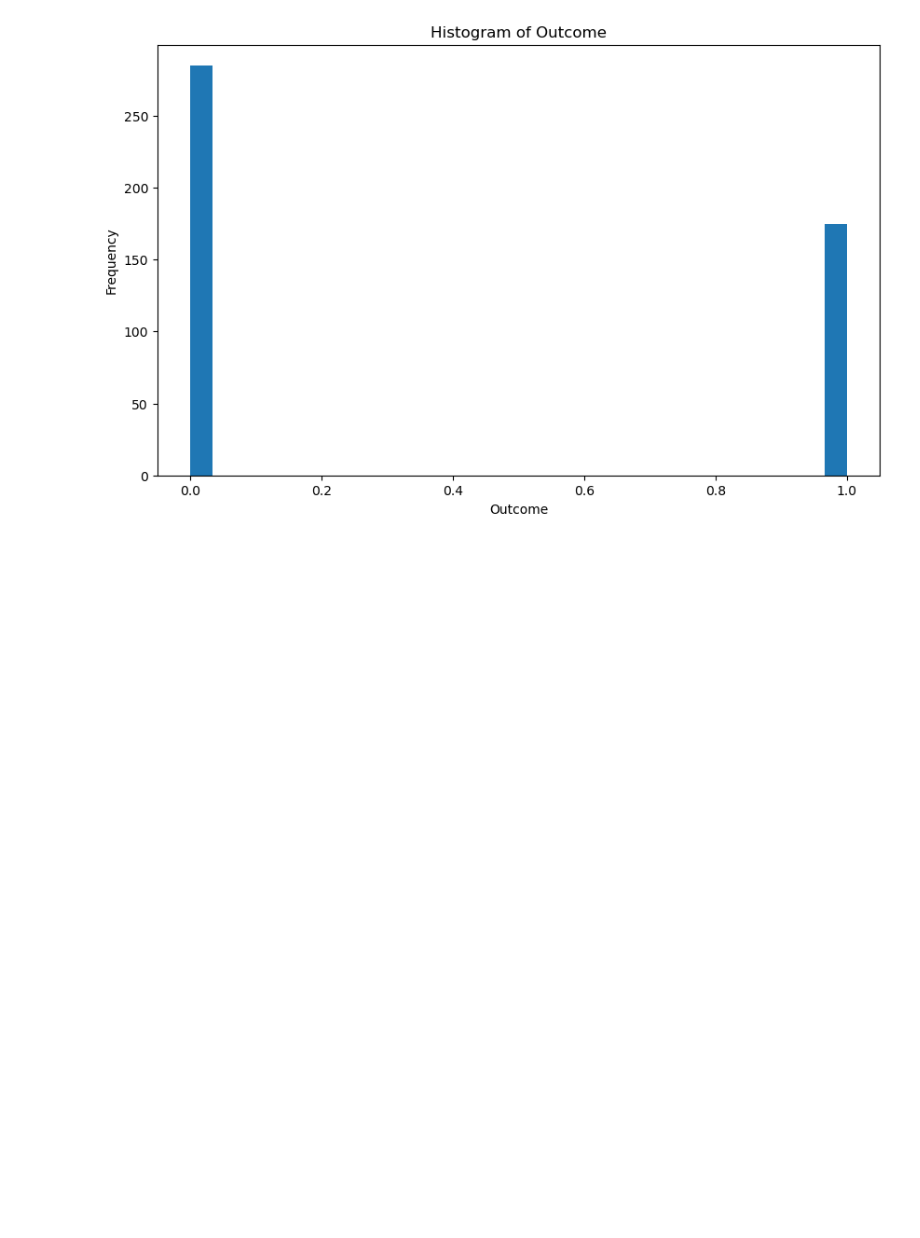
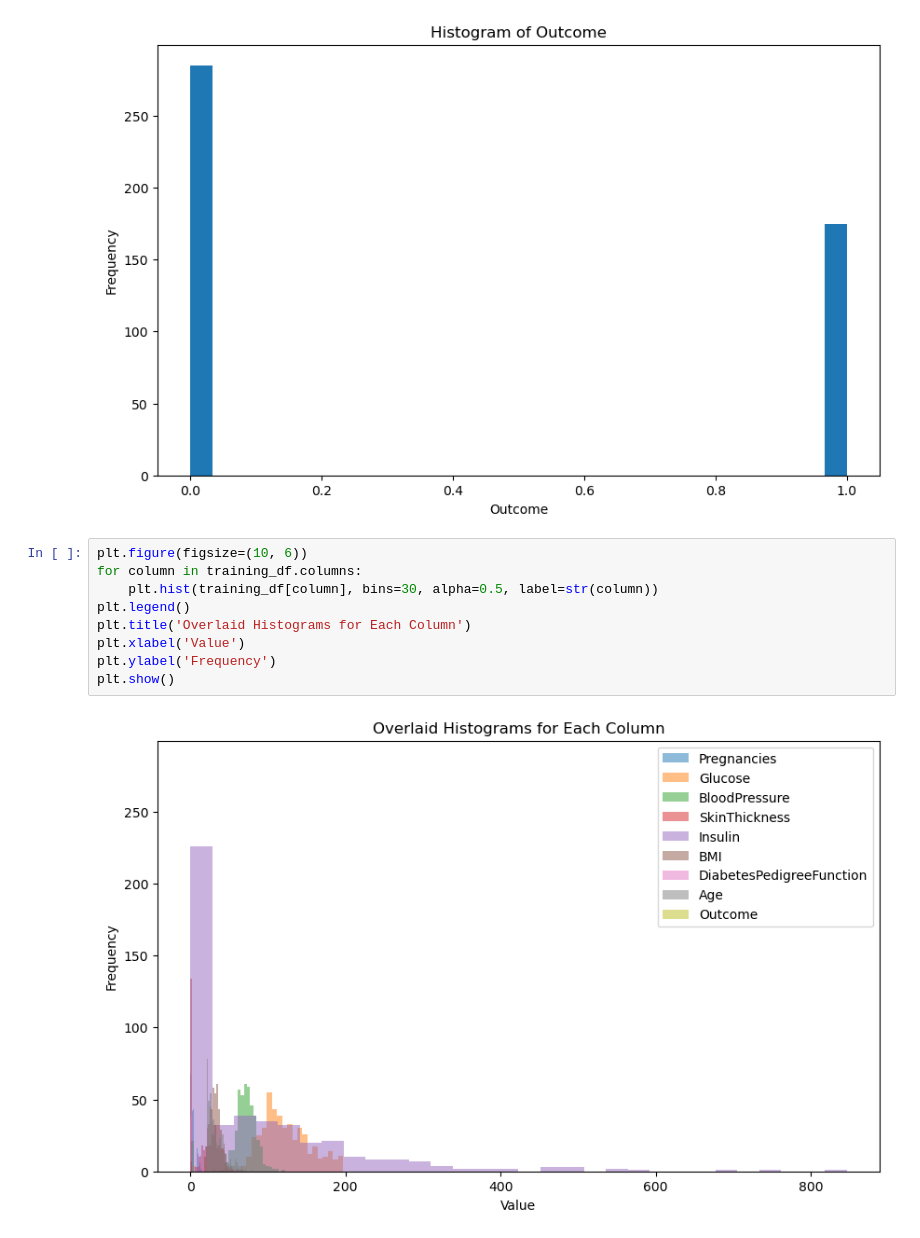
Before and after one commit to MaukanMir/Diabetes-Classifier, a Jupyter notebook: training.ipynb, the cells around one changed output. Cells and saved outputs as stored; diff of their text form; blank space fills up the shorter version.

Commit message:
Added a few graphs

```diff
--- a/training.ipynb
+++ b/training.ipynb
@@ -92,3 +92,14 @@ for column in training_df.columns:
 [figure]
 [figure]
 [figure]
+# %%
+plt.figure(figsize=(10, 6))
+for column in training_df.columns:
+    plt.hist(training_df[column], bins=30, alpha=0.5, label=str(column))
+plt.legend()
+plt.title('Overlaid Histograms for Each Column')
+plt.xlabel('Value')
+plt.ylabel('Frequency')
+plt.show()
+# %% [output]
+[figure, added]
```
Also changed, not shown: parts of 3 cells of this notebook.
